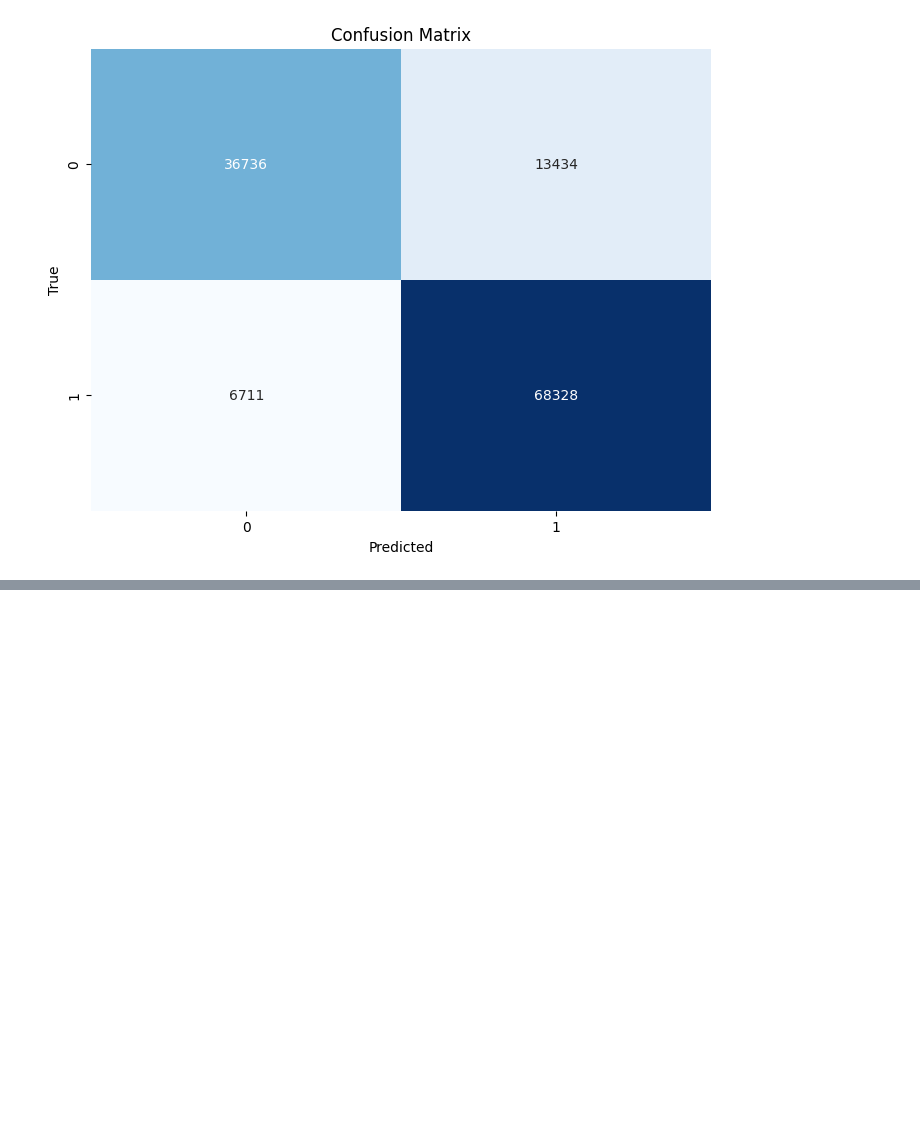
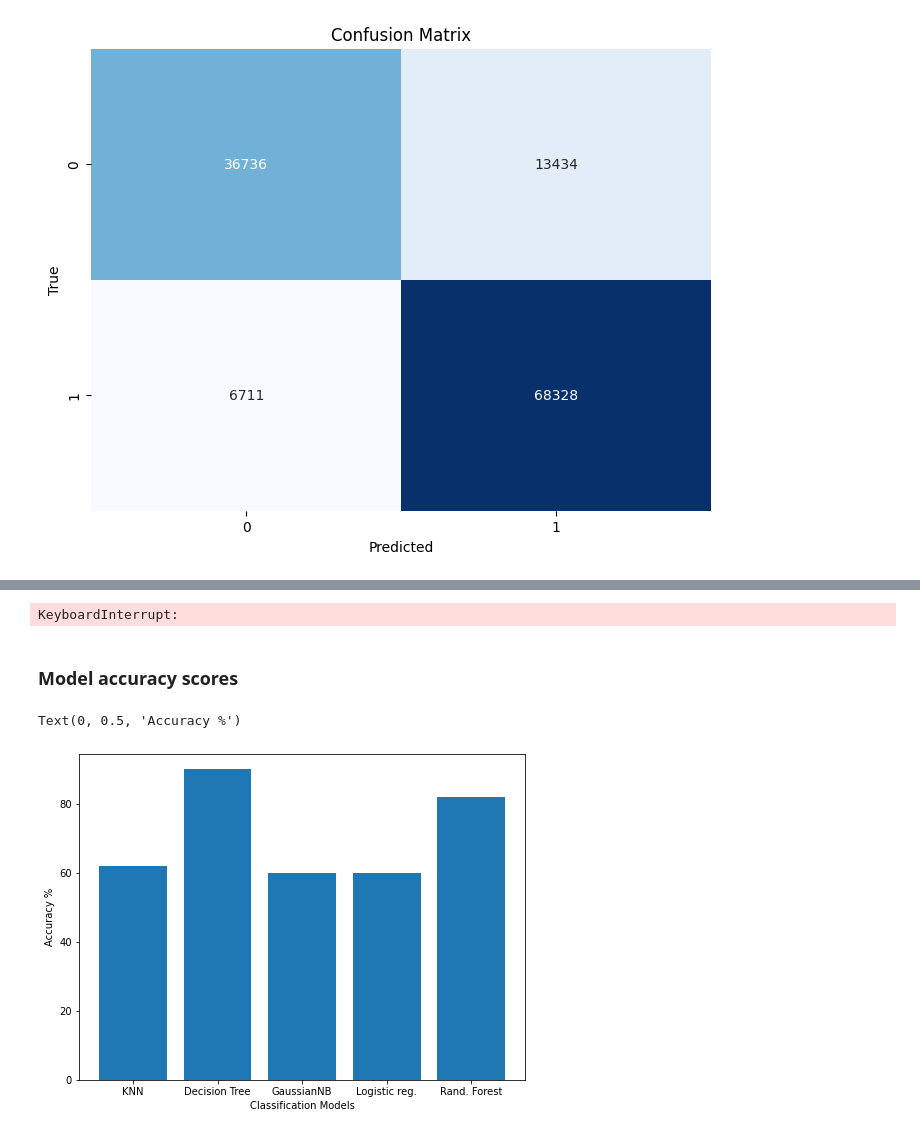
Before and after one commit to maliabarker/CS533-team-assignment, a Jupyter notebook: group-project.ipynb, the cells around one changed output, grey strips where cells are left out. Saved outputs shown, nothing was run; the diff lists cells and outputs as text; code cells hidden in the pictures; blank space fills up the shorter version.

```diff
--- a/group-project.ipynb
+++ b/group-project.ipynb
@@ -565,0 +674,36 @@ weighted avg       0.84      0.84      0.84    125209
+# %%
+# Define hyperparameter grid
+#List Hyperparameters that we want to tune.
+leaf_size = list(range(1,50))
+n_neighbors = list(range(1,30))
+p=[1,2]
+#Convert to dictionary
+hyperparameters = dict(leaf_size=leaf_size, n_neighbors=n_neighbors, p=p)
+knn_tuned = KNeighborsClassifier()
+
+# Create GridSearchCV object
+grid_search = GridSearchCV(knn_tuned, hyperparameters, cv=10)
+
+# Perform hyperparameter tuning
+#Fit the model
+best_model = grid_search.fit(X_train,y_train)
+#Print The value of best Hyperparameters
+print('Best leaf_size:', best_model.best_estimator_.get_params()['leaf_size'])
+print('Best p:', best_model.best_estimator_.get_params()['p'])
+print('Best n_neighbors:', best_model.best_estimator_.get_params()['n_neighbors'])
+# %% [output]
+KeyboardInterrupt:
+# %% [markdown]
+### Model accuracy scores
+# %%
+# df = pd.DataFrame({'KNN': 62.1, 'Decision Tree':90, 'Gaussian NB':60, 'Logistic Reg.':60, 'Rand Forest':82}, index=[0])
+models = ['KNN', 'Decision Tree', 'GaussianNB', 'Logistic reg.', 'Rand. Forest']
+accuracies = [62, 90, 60, 60, 82]
+
+plt.figure(figsize=(8, 6))
+plt.bar(models, accuracies)
+plt.xlabel('Classification Models')
+plt.ylabel('Accuracy %')
+# %% [output]
+Text(0, 0.5, 'Accuracy %')
+[figure, added]
```
Also changed, not shown: parts of 21 cells of this notebook.
